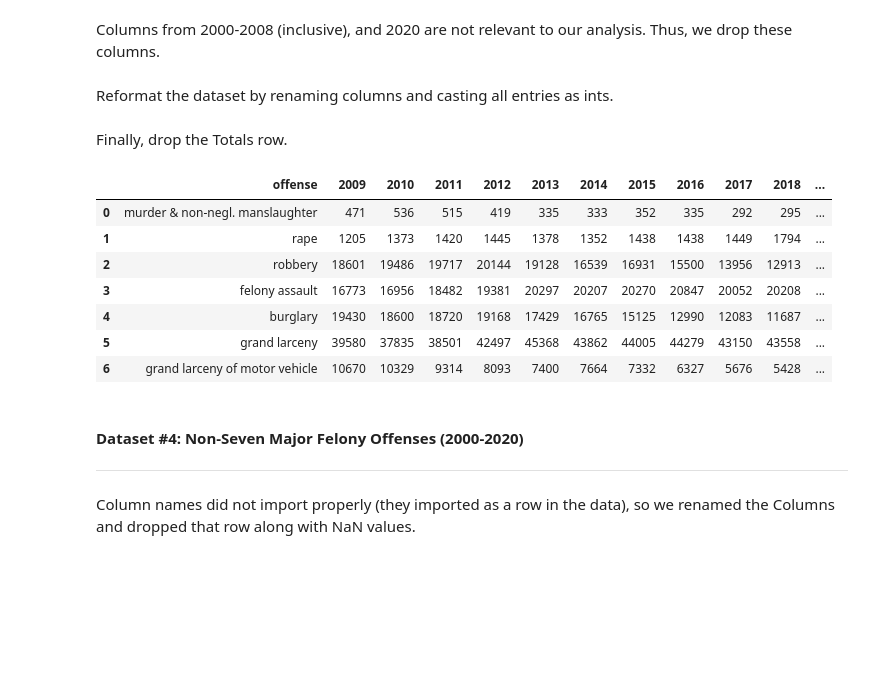
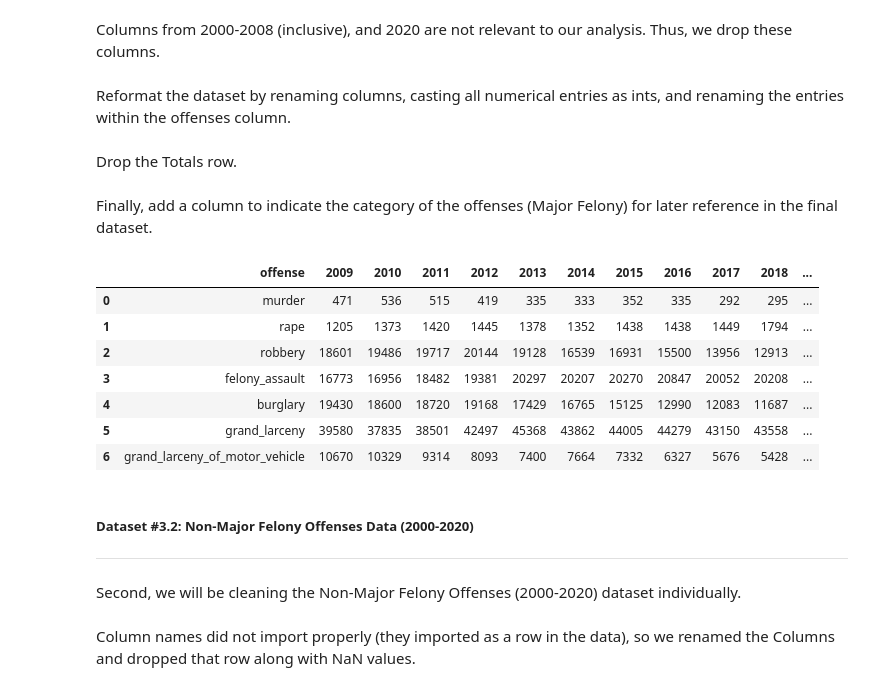
Before and after one commit to leajv123/Data-Science-Project-2950-, a Jupyter notebook: dataSciFinalProjectFINAL.ipynb, the cells around one changed output. Drawn from its saved outputs; the diff is of its cells as text; code cells hidden in the pictures; blank space fills up the shorter version.

```diff
--- a/dataSciFinalProjectFINAL.ipynb
+++ b/dataSciFinalProjectFINAL.ipynb
@@ -195,7 +201,7 @@ major_felony = major_felony.drop(['2000', '2001', '2002', '2003', '2004', '2005'
 # Reset Indices
 major_felony = major_felony.reset_index(drop=True)
 # %% [markdown]
-Reformat the dataset by renaming columns and casting all entries as ints.
+Reformat the dataset by renaming columns, casting all numerical entries as ints, and renaming the entries within the offenses column.
 # %%
 # Rename Columns
 major_felony = major_felony.rename(columns={"OFFENSE": "offense", '2009': 2009, '2010': 2010, '2011': 2011, '2012': 2012, '2013': 2013, '2014': 2014, '2015': 2015, '2016': 2016, '2017': 2017, '2018': 2018, 2019.0: 2019})
@@ -208,26 +214,37 @@ for x in range(0, 7):
 
 # Make Offense Types Lowercase
 major_felony.loc[:, "offense"] = major_felony.loc[:, "offense"].str.lower()
+
+# Rename Offenses
+major_felony.loc[0, 'offense'] = 'murder'
+major_felony.loc[:, 'offense'] = [i.replace(" ","_") for i in major_felony.loc[:, 'offense']]
 # %% [markdown]
-Finally, drop the Totals row.
+Drop the Totals row.
 # %%
 # Drop Totals Row
 major_felony = major_felony.drop([7])
-
-major_felony
-# %% [output]
-|  | offense | 2009 | 2010 | 2011 | 2012 | 2013 | 2014 | 2015 | 2016 | 2017 | 2018 | ... |
-| 0 | murder & non-negl. manslaughter | 471 | 536 | 515 | 419 | 335 | 333 | 352 | 335 | 292 | 295 | ... |
-| 1 | rape | 1205 | 1373 | 1420 | 1445 | 1378 | 1352 | 1438 | 1438 | 1449 | 1794 | ... |
-| 2 | robbery | 18601 | 19486 | 19717 | 20144 | 19128 | 16539 | 16931 | 15500 | 13956 | 12913 | ... |
-| 3 | felony assault | 16773 | 16956 | 18482 | 19381 | 20297 | 20207 | 20270 | 20847 | 20052 | 20208 | ... |
-| 4 | burglary | 19430 | 18600 | 18720 | 19168 | 17429 | 16765 | 15125 | 12990 | 12083 | 11687 | ... |
-| 5 | grand larceny | 39580 | 37835 | 38501 | 42497 | 45368 | 43862 | 44005 | 44279 | 43150 | 43558 | ... |
-| 6 | grand larceny of motor vehicle | 10670 | 10329 | 9314 | 8093 | 7400 | 7664 | 7332 | 6327 | 5676 | 5428 | ... |
+# %% [markdown]
+Finally, add a column to indicate the category of the offenses (Major Felony) for later reference in the final dataset.
+# %%
+# Add column "status" (as a felony crime) for later
+major_felony['status'] = ['major_felony' for i in major_felony['offense']]
+
+major_felony
+# %% [output]
+|  | offense | 2009 | 2010 | 2011 | 2012 | 2013 | 2014 | 2015 | 2016 | 2017 | 2018 | ... |
+| 0 | murder | 471 | 536 | 515 | 419 | 335 | 333 | 352 | 335 | 292 | 295 | ... |
+| 1 | rape | 1205 | 1373 | 1420 | 1445 | 1378 | 1352 | 1438 | 1438 | 1449 | 1794 | ... |
+| 2 | robbery | 18601 | 19486 | 19717 | 20144 | 19128 | 16539 | 16931 | 15500 | 13956 | 12913 | ... |
+| 3 | felony_assault | 16773 | 16956 | 18482 | 19381 | 20297 | 20207 | 20270 | 20847 | 20052 | 20208 | ... |
+| 4 | burglary | 19430 | 18600 | 18720 | 19168 | 17429 | 16765 | 15125 | 12990 | 12083 | 11687 | ... |
+| 5 | grand_larceny | 39580 | 37835 | 38501 | 42497 | 45368 | 43862 | 44005 | 44279 | 43150 | 43558 | ... |
+| 6 | grand_larceny_of_motor_vehicle | 10670 | 10329 | 9314 | 8093 | 7400 | 7664 | 7332 | 6327 | 5676 | 5428 | ... |
 # %% [markdown]
-#### Dataset #4: Non-Seven Major Felony Offenses (2000-2020)
+##### Dataset #3.2:  Non-Major Felony Offenses Data (2000-2020)
 
 ---
+# %% [markdown]
+Second, we will be cleaning the Non-Major Felony Offenses (2000-2020) dataset individually.
 # %%
 # Load raw dataset
 nonmajor_felony_raw = pd.read_csv('non-seven-major-felony-offenses-2000-2020.csv')
```
Also changed, not shown: parts of 41 cells of this notebook, 8 other files.
